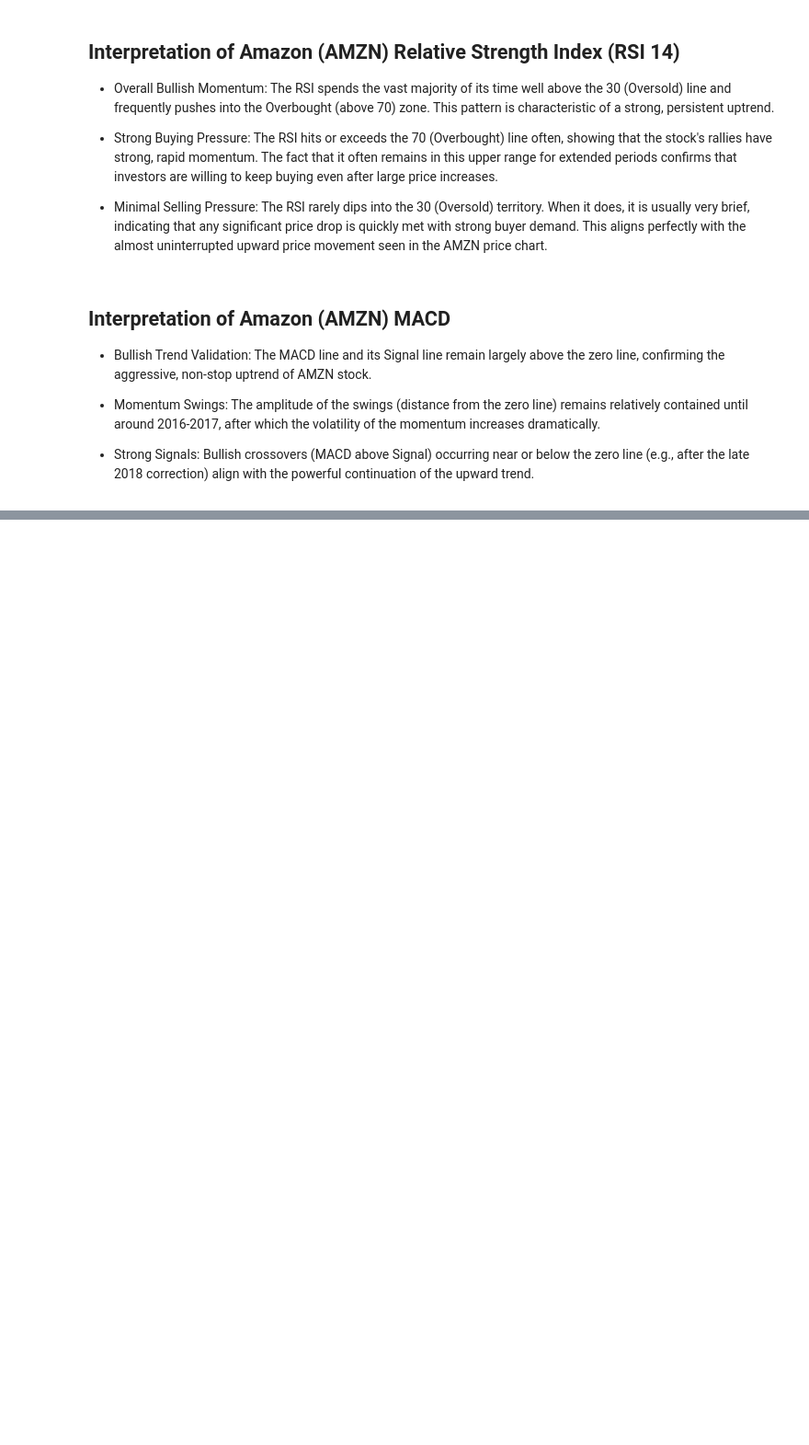
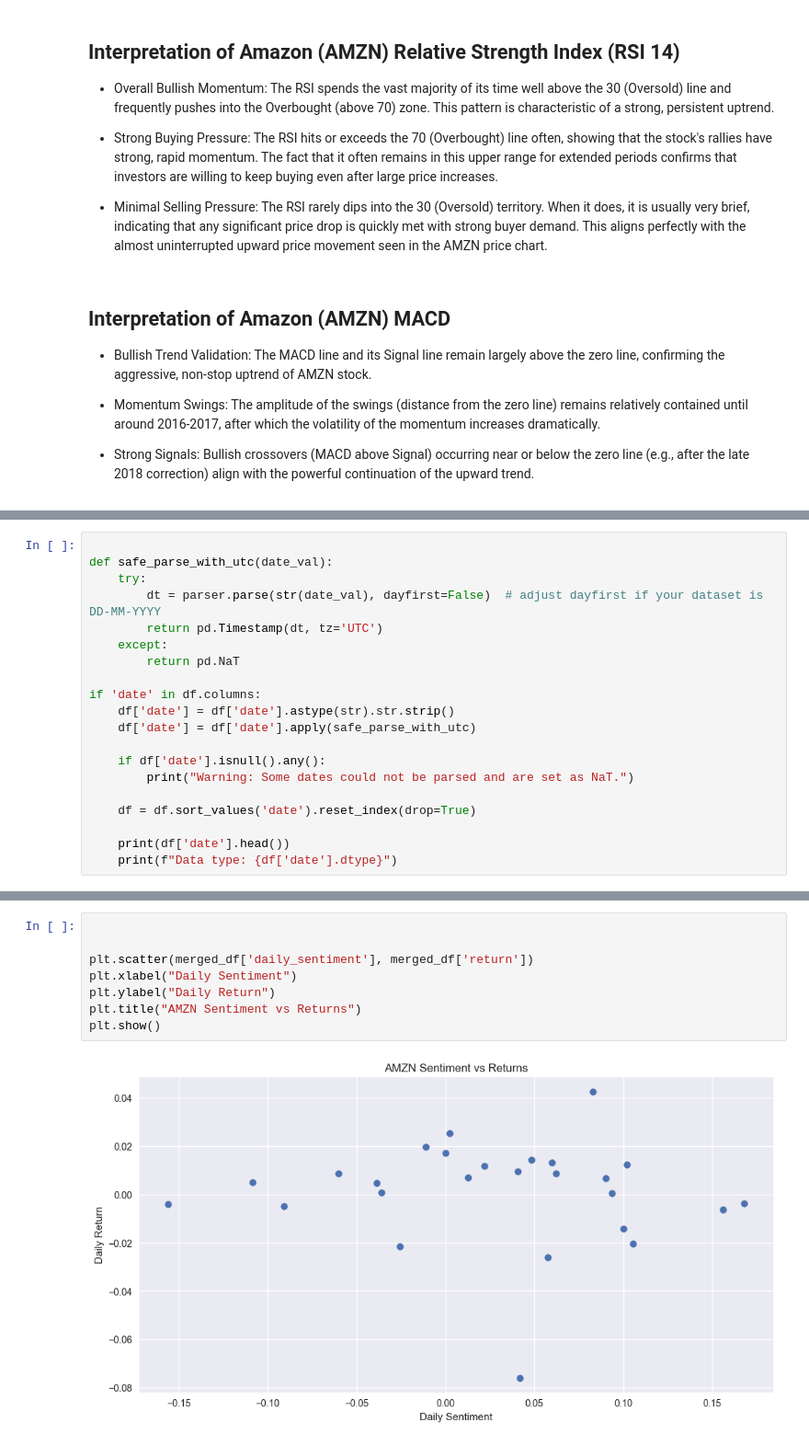
Before and after one commit to birhanu-ma/Financial-Data-Analysis, a Jupyter notebook: notebooks/AMZN.ipynb, the cells around one changed output, grey strips where cells are left out. Shown at 92% size. Saved outputs shown, nothing was run; the diff lists cells and outputs as text; blank space fills up the shorter version.

```diff
--- a/notebooks/AMZN.ipynb
+++ b/notebooks/AMZN.ipynb
@@ -253,0 +279,20 @@ stock.plot_macd()
+# %%
+
+def safe_parse_with_utc(date_val):
+    try:
+        dt = parser.parse(str(date_val), dayfirst=False)  # adjust dayfirst if your dataset is DD-MM-YYYY
+        return pd.Timestamp(dt, tz='UTC')
+    except:
+        return pd.NaT
+
+if 'date' in df.columns:
+    df['date'] = df['date'].astype(str).str.strip()
+    df['date'] = df['date'].apply(safe_parse_with_utc)
+
+    if df['date'].isnull().any():
+        print("Warning: Some dates could not be parsed and are set as NaT.")
+
+    df = df.sort_values('date').reset_index(drop=True)
+
+    print(df['date'].head())
+    print(f"Data type: {df['date'].dtype}")
@@ -253,0 +481,10 @@ stock.plot_macd()
+# %%
+
+
+plt.scatter(merged_df['daily_sentiment'], merged_df['return'])
+plt.xlabel("Daily Sentiment")
+plt.ylabel("Daily Return")
+plt.title("AMZN Sentiment vs Returns")
+plt.show()
+# %% [output]
+[figure, added]
```
Also changed, not shown: parts of 15 cells of this notebook, 3 other files.
